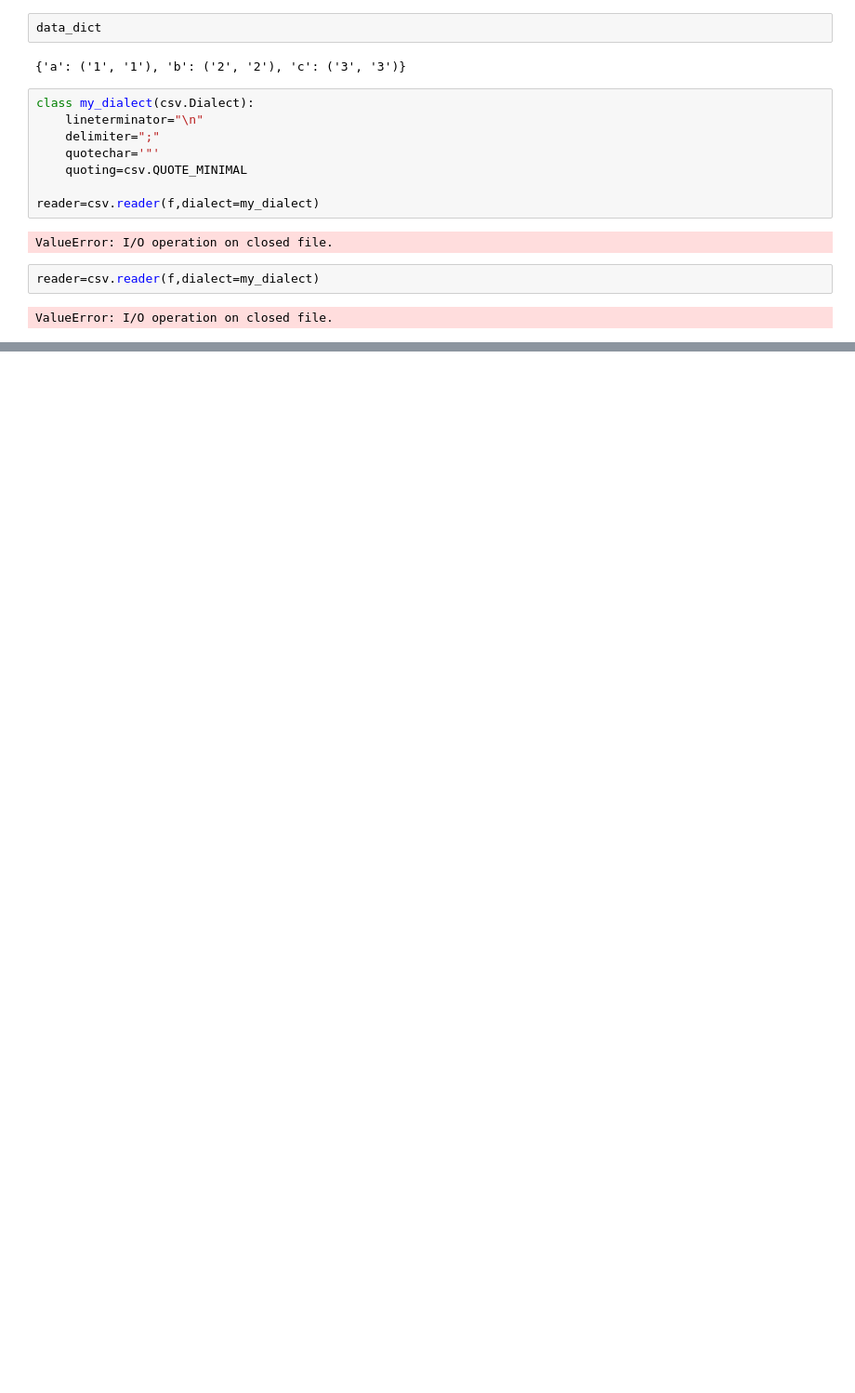
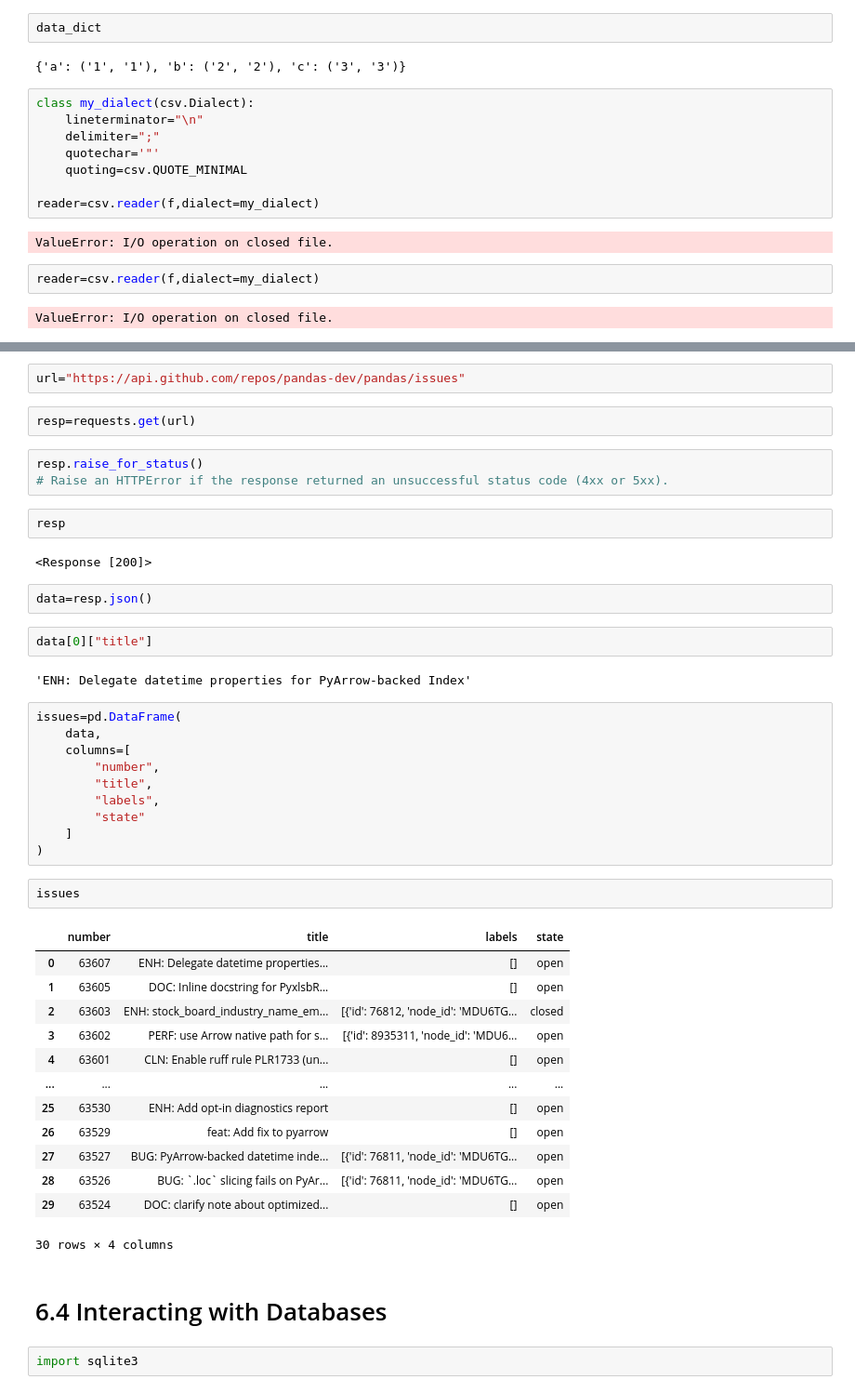
Before and after one commit to x-neon-nexus-o/Data_Science_MasterClass, a Jupyter notebook: Numpy and Pandas and Data Visualization with Analysis/Data Loading, Storage, and File Formats.ipynb, the cells around one changed output, grey strips where cells are left out. Shown at 93% size. Drawn from its saved outputs; the diff is of its cells as text; blank space fills up the shorter version.

```diff
--- a/Numpy and Pandas and Data Visualization with Analysis/Data Loading, Storage, and File Formats.ipynb
+++ b/Numpy and Pandas and Data Visualization with Analysis/Data Loading, Storage, and File Formats.ipynb
@@ -440,0 +696,47 @@ plt.show()
+# %%
+url="https://api.github.com/repos/pandas-dev/pandas/issues"
+# %%
+resp=requests.get(url)
+# %%
+resp.raise_for_status()
+# Raise an HTTPError if the response returned an unsuccessful status code (4xx or 5xx).
+# %%
+resp
+# %% [output]
+<Response [200]>
+# %%
+data=resp.json()
+# %%
+data[0]["title"]
+# %% [output]
+'ENH: Delegate datetime properties for PyArrow-backed Index'
+# %%
+issues=pd.DataFrame(
+    data,
+    columns=[
+        "number",
+        "title",
+        "labels",
+        "state"
+    ]
+)
+# %%
+issues
+# %% [output]
+|  | number | title | labels | state |
+| 0 | 63607 | ENH: Delegate datetime properties... | [] | open |
+| 1 | 63605 | DOC: Inline docstring for PyxlsbR... | [] | open |
+| 2 | 63603 | ENH: stock_board_industry_name_em... | [{'id': 76812, 'node_id': 'MDU6TG... | closed |
+| 3 | 63602 | PERF: use Arrow native path for s... | [{'id': 8935311, 'node_id': 'MDU6... | open |
+| 4 | 63601 | CLN: Enable ruff rule PLR1733 (un... | [] | open |
+| ... | ... | ... | ... | ... |
+| 25 | 63530 | ENH: Add opt-in diagnostics report | [] | open |
+| 26 | 63529 | feat: Add fix to pyarrow | [] | open |
+| 27 | 63527 | BUG: PyArrow-backed datetime inde... | [{'id': 76811, 'node_id': 'MDU6TG... | open |
+| 28 | 63526 | BUG: `.loc` slicing fails on PyAr... | [{'id': 76811, 'node_id': 'MDU6TG... | open |
+| 29 | 63524 | DOC: clarify note about optimized... | [] | open |
+30 rows × 4 columns
+# %% [markdown]
+# 6.4 Interacting with Databases
+# %%
+import sqlite3
```
Also changed, not shown: parts of 82 cells of this notebook, 4 other files.
